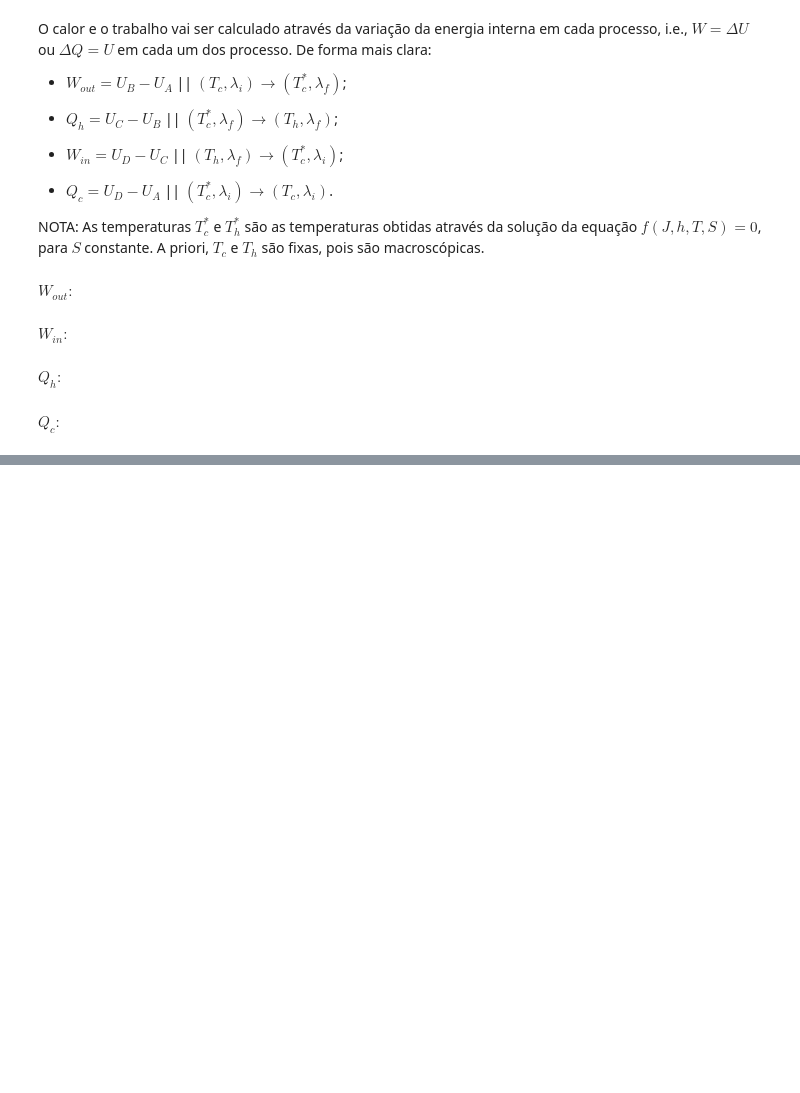
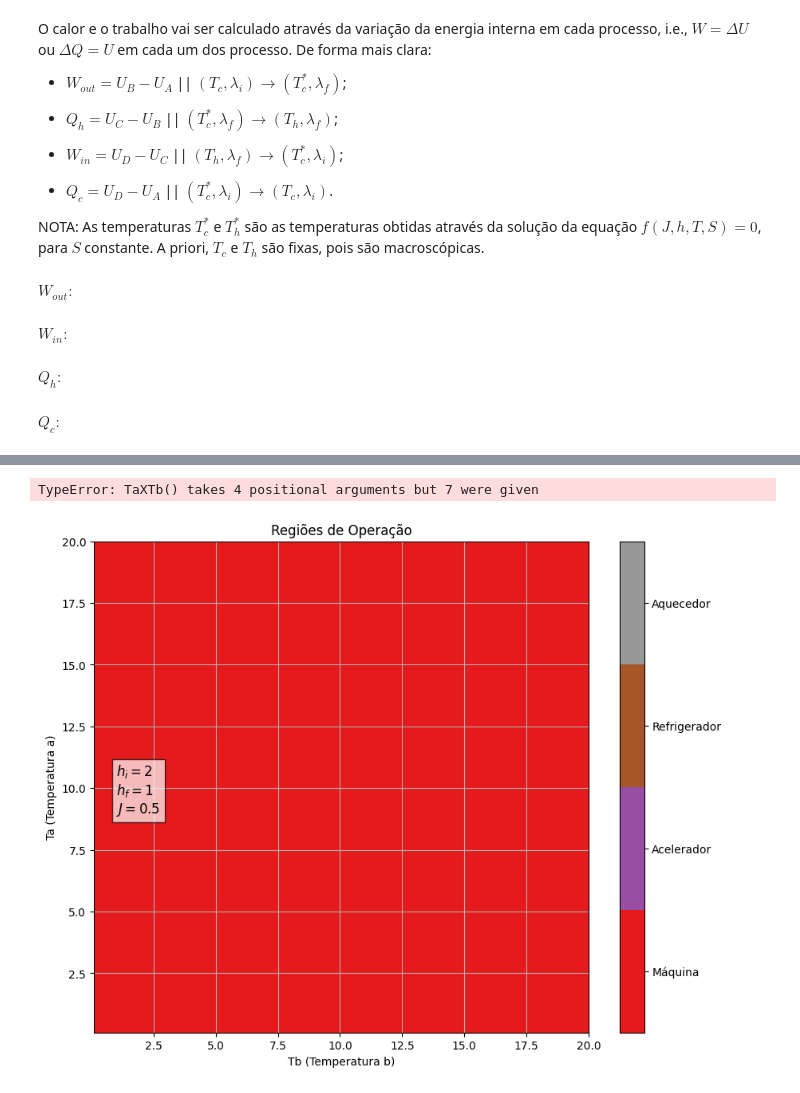
Before and after one commit to machadojoaopaulo/QuantumThermodynamics, a Jupyter notebook: Caso Classico.ipynb, the cells around one changed output, grey strips where cells are left out. Drawn from its saved outputs; the diff is of its cells as text; code cells hidden in the pictures; blank space fills up the shorter version.

```diff
--- a/Caso Classico.ipynb
+++ b/Caso Classico.ipynb
@@ -375,12 +406,10 @@ def hot_Q(J, hi, hf, Tc, Th, INTERVAL, temperature_guess, lastOrFirst):
 # %% [markdown]
 $Q_c:$
 # %%
-def cold_Q(J, hi, hf, Tc, Th, INTERVAL, temperatures_guess, lastOrFirst):
+def cold_Q(J, hi, Tc, add_Th):
 
 
     Ua = internal_Energy(J, hi, Tc)
-
-    add_Th = final_Temperature(INTERVAL, hi, hf, temperature_guess, lastOrFirst)
     Ud = internal_Energy(J, hi, add_Th)
 
     Q_cold = Ud - Ua
@@ -413,0 +674,31 @@ Temperatura final:-3.6915938080415405
+# %%
+J = 0
+hi = 1
+hf = 2
+Tc = 0
+Th = 0
+ENTROPY = 1
+INTERVAL = 10
+IINTERVAL = 10
+initialOrFinal = -1
+
+TaXTb(J, hi, hf, ENTROPY, INTERVAL, IINTERVAL, initialOrFinal)
+# %% [output]
+TypeError: TaXTb() takes 4 positional arguments but 7 were given
+# %%
+def OUT_IN_HOT_COLD(J, hi, hf, Ta_grid, Tb_grid):
+
+
+
+    Ua = internal_Energy(J, hi, Ta_grid)
+    Ub = internal_Energy(J, hf, Tb_grid)
+    Uc = internal_Energy(J, hf, Tb_grid)
+    Ud = internal_Energy(J, hi, Ta_grid)
+
+
+    OUT = Ub - Ua
+    IN = Ud - Uc
+    HOT = Uc - Ub
+    COLD = Ud - Ua
+
+    return [OUT, IN, HOT, COLD]
@@ -413,0 +767,13 @@ Temperatura final:-3.6915938080415405
+# %%
+J = 0
+hi = 1
+hf = 2
+Tc = 0
+Th = 0
+ENTROPY = 1
+INTERVAL = 100
+initialOrFinal = -1
+
+TaXTb(J, hi, hf, INTERVAL)
+# %% [output]
+[figure, added]
```
Also changed, not shown: parts of 14 cells of this notebook, 1 other file.
